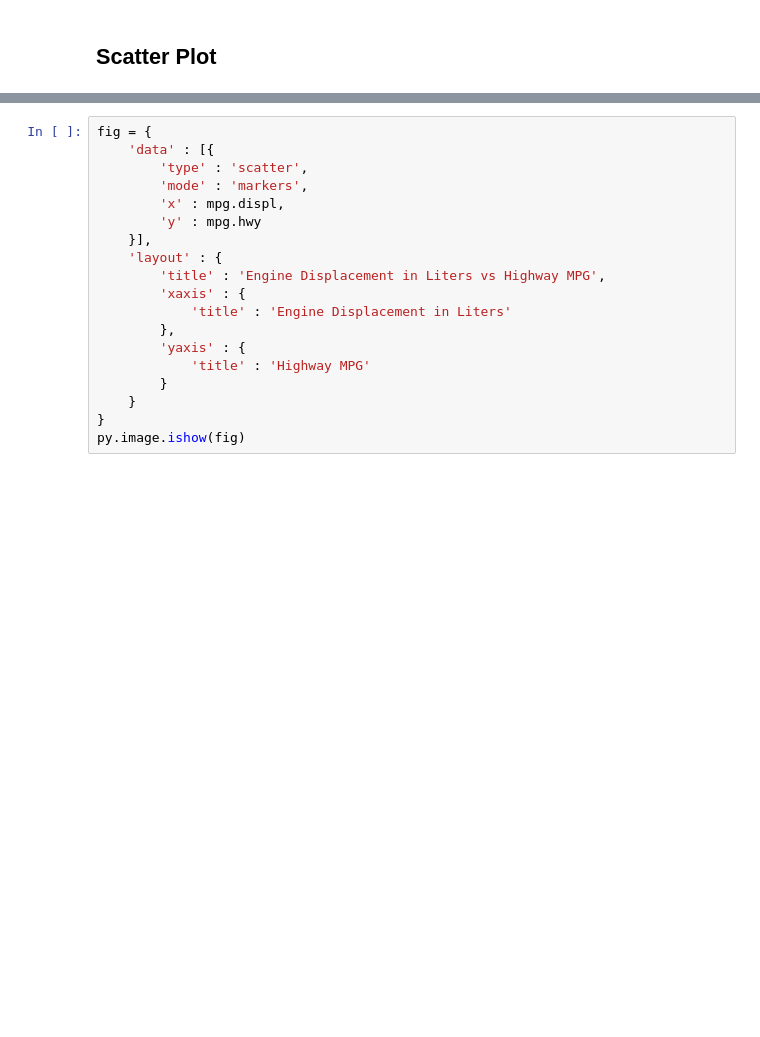
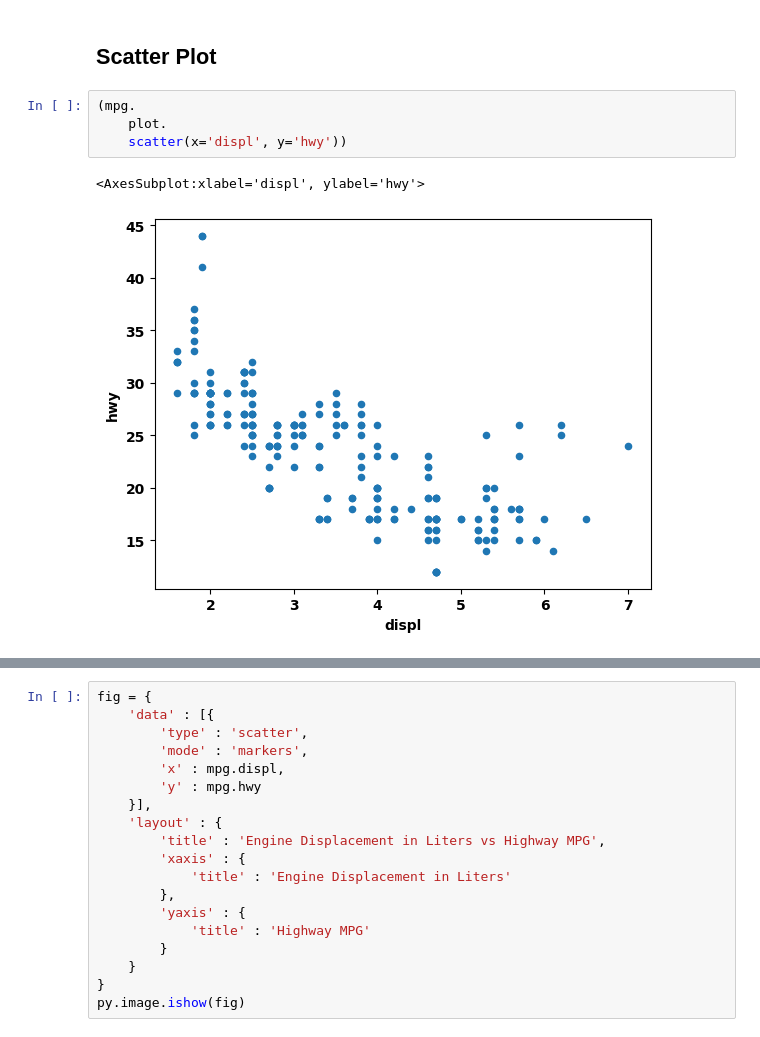
Before and after one commit to jmbejara/finm-python-crash-course, a Jupyter notebook: week_3/comparing_plotting_libraries.ipynb, the cells around one changed output, grey strips where cells are left out. Saved outputs shown, nothing was run; the diff lists cells and outputs as text; blank space fills up the shorter version.

```diff
--- a/week_3/comparing_plotting_libraries.ipynb
+++ b/week_3/comparing_plotting_libraries.ipynb
@@ -54,3 +70,10 @@ py.image.ishow(fig)
 [figure]
 # %% [markdown]
 ## Scatter Plot
+# %%
+(mpg.
+    plot.
+    scatter(x='displ', y='hwy'))
+# %% [output]
+<AxesSubplot:xlabel='displ', ylabel='hwy'>
+[figure, added]
```
Also changed, not shown: parts of 6 cells of this notebook, 3 other files.
